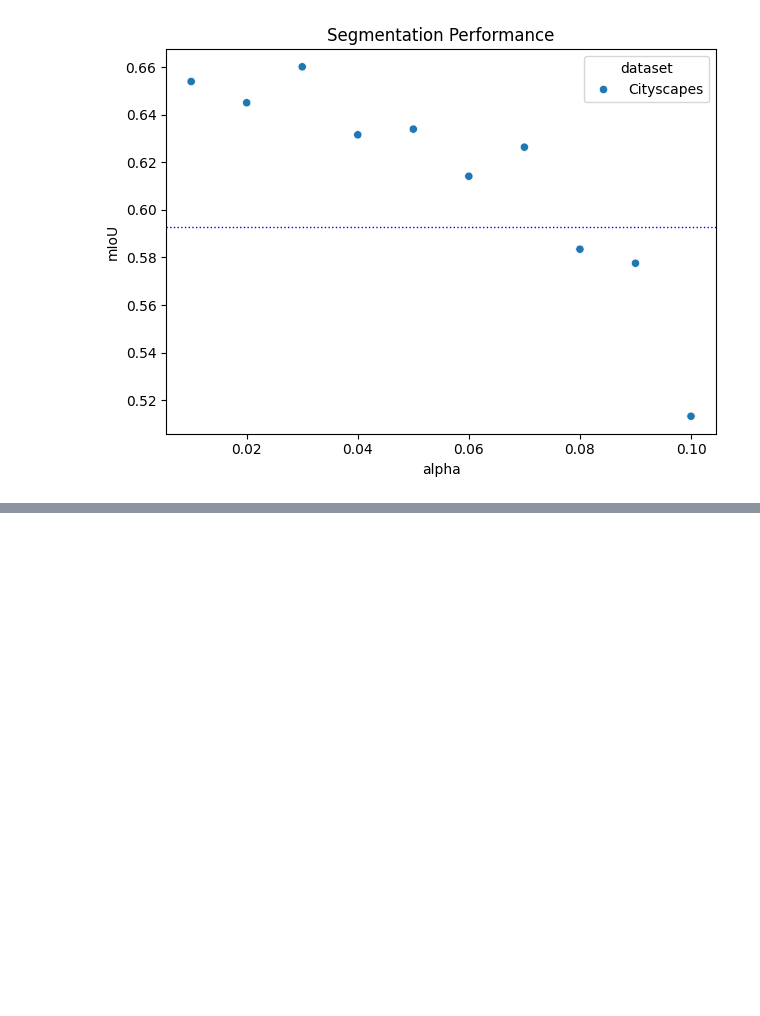
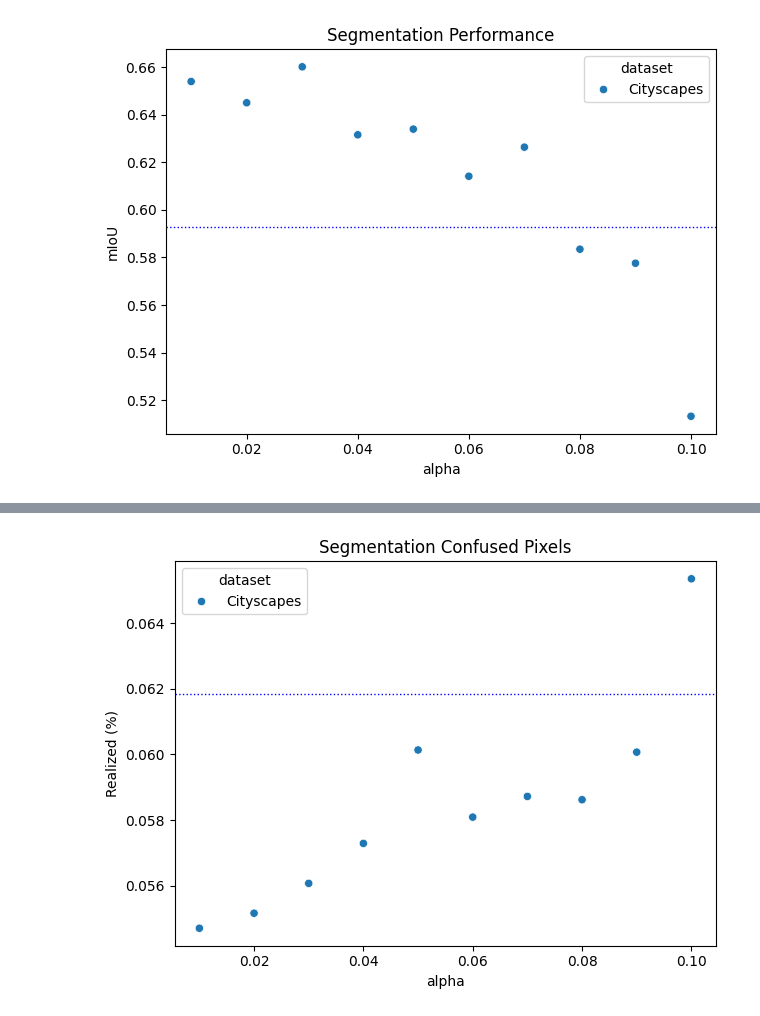
Before and after one commit to brandongk-ubco/thesis-analysis, a Jupyter notebook: citl.ipynb, the cells around one changed output, grey strips where cells are left out. Saved outputs shown, nothing was run; the diff lists cells and outputs as text; code cells hidden in the pictures; blank space fills up the shorter version.

```diff
--- a/citl.ipynb
+++ b/citl.ipynb
@@ -99,0 +120,9 @@ plt.savefig(f'{image_output_directory}/segmentation_performance.png', dpi=300, b
+# %%
+sns.scatterplot(data=method_segmentation_metrics, x="alpha", y="test_confused", hue="dataset")
+plt.axhline(y=baseline_segmentation_metrics.iloc[0]["test_confused"], color='b', linestyle=':', linewidth=1)
+plt.ylabel("Realized (%)")
+plt.title("Segmentation Confused Pixels")
+plt.tight_layout()
+plt.savefig(f'{image_output_directory}/segmentation_confused.png', dpi=300, bbox_inches='tight')
+# %% [output]
+[figure, added]
```
Also changed, not shown: parts of 14 cells of this notebook, 10 other files.
